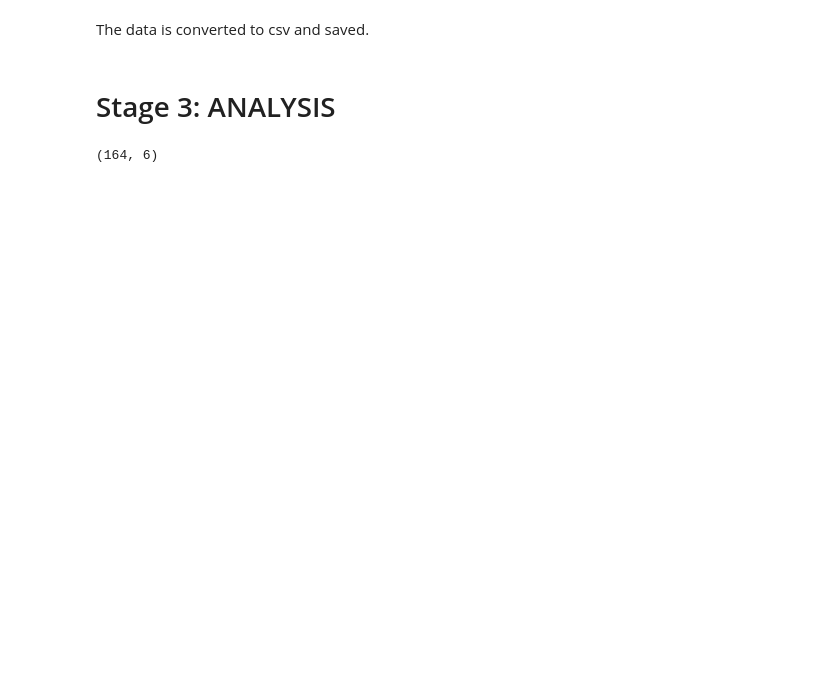
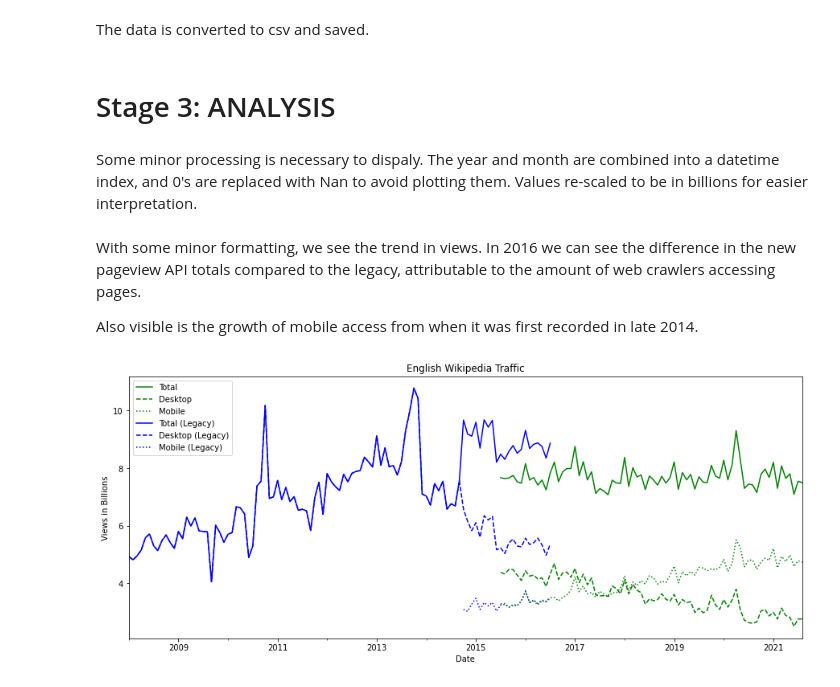
Before and after one commit to Cain93/data-512-a1, a Jupyter notebook: hcds-a1-data-curation.ipynb, the cells around one changed output. Cells and saved outputs as stored; diff of their text form; code cells hidden in the pictures; blank space fills up the shorter version.

Commit message:
Visualization step

```diff
--- a/hcds-a1-data-curation.ipynb
+++ b/hcds-a1-data-curation.ipynb
@@ -147,7 +153,40 @@ The data is converted to csv and saved.
 pivot_data.to_csv('en-wikipedia_traffic_200712-202108.csv')
 # %% [markdown]
 # Stage 3: ANALYSIS
-# %%
-pivot_data.shape
-# %% [output]
-(164, 6)
+# %% [markdown]
+Some minor processing is necessary to dispaly. The year and month are combined into a datetime index, and 0's are replaced with Nan to avoid plotting them. Values re-scaled to be in billions for easier interpretation.
+# %%
+display_data = pd.read_csv('en-wikipedia_traffic_200712-202108.csv')
+
+# Set the index as dates
+display_data.index = pd.to_datetime(display_data[['year', 'month']].assign(DAY=1))
+display_data.drop(columns=["year", "month"], inplace=True)
+
+# Repplce 0 with Nan
+display_data = display_data.replace(0, np.nan)
+
+# Rescale to billions
+display_data = display_data / 1000000000
+# %% [markdown]
+With some minor formatting, we see the trend in views. In 2016 we can see the difference in the new pageview API totals compared to the legacy, attributable to the amount of web crawlers accessing pages.
+
+Also visible is the growth of mobile access from when it was first recorded in late 2014.
+# %%
+labels = ["Desktop", "Desktop (Legacy)", "Mobile (Legacy)", "Mobile", "Total (Legacy)", "Total"]
+styles = ["g--","b--", "b:", "g:", "b", "g"]
+widths = [3,3,3,3,6,6]
+
+ax = display_data.plot(figsize=(15, 6), style=styles, title="English Wikipedia Traffic")
+
+# Reorder legend
+handles = plt.gca().get_legend_handles_labels()[0]
+order = [5,0,3,4,1,2]
+plt.legend([handles[idx] for idx in order],[labels[idx] for idx in order])
+
+# Axis titles
+ax.set_xlabel("Date")
+ax.set_ylabel("Views in Billions")
+
+plt.show()
+# %% [output]
+[figure, added]
```
Also changed, not shown: parts of 3 cells of this notebook, 2 other files.
